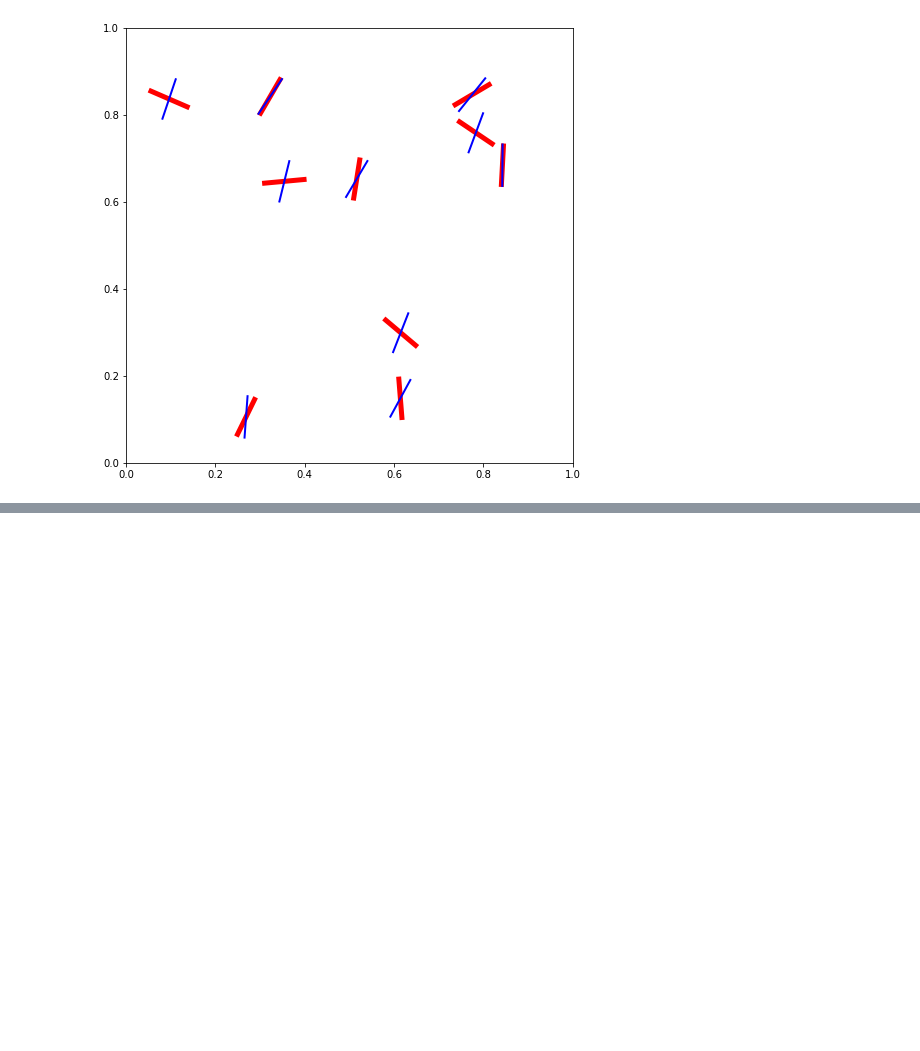
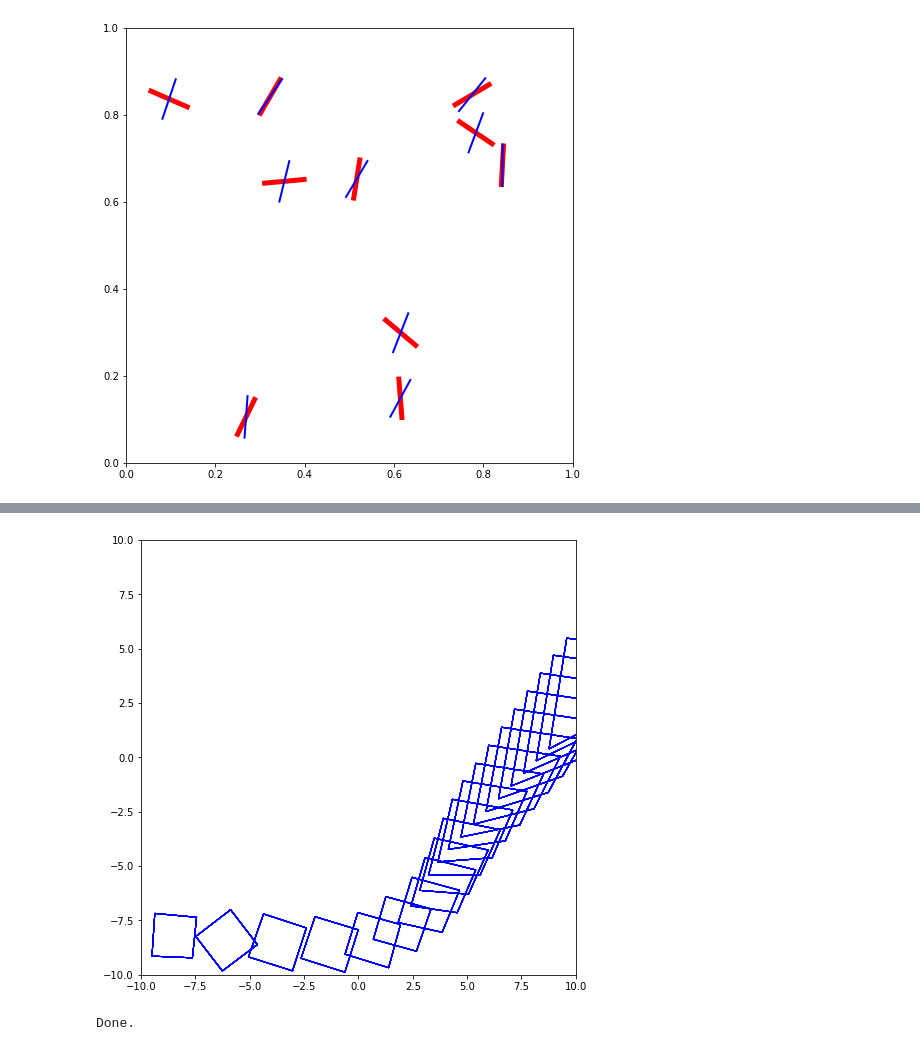
Before and after one commit to lawsonfulton/research-experiments, a Jupyter notebook: box-auto-enc/experiment book.ipynb, the cells around one changed output, grey strips where cells are left out. Cells and saved outputs as stored; diff of their text form; code cells hidden in the pictures; blank space fills up the shorter version.

```diff
--- a/box-auto-enc/experiment book.ipynb
+++ b/box-auto-enc/experiment book.ipynb
@@ -1478,0 +897,3 @@ Using TensorFlow backend.
+# %%
+from keras_learn import *
+autoencoder, encoder, decoder = load_autoencoder("models/02 23PM August 03 2017.h5")
@@ -1478,0 +1040,16 @@ Using TensorFlow backend.
+# %%
+fig = plt.figure(figsize=(8, 8))
+ax = fig.add_subplot(111)
+ax.set_xlim([-10, 10])
+ax.set_ylim([-10, 10])
+ax.set_aspect('equal')
+
+n = 20.0
+predicted_boxes = decoder.predict(np.array([[i/(n*3),0/(n*2), i/(n)] for i in range(int(n)) for j in range(int(n))]))
+#print(predicted_boxes)
+boxes.draw_from_samples(ax, predicted_boxes, 'b')
+plt.show()
+print("Done.")
+# %% [output]
+[figure, added]
+Done.
```
Also changed, not shown: parts of 37 cells of this notebook, 12 other files.
